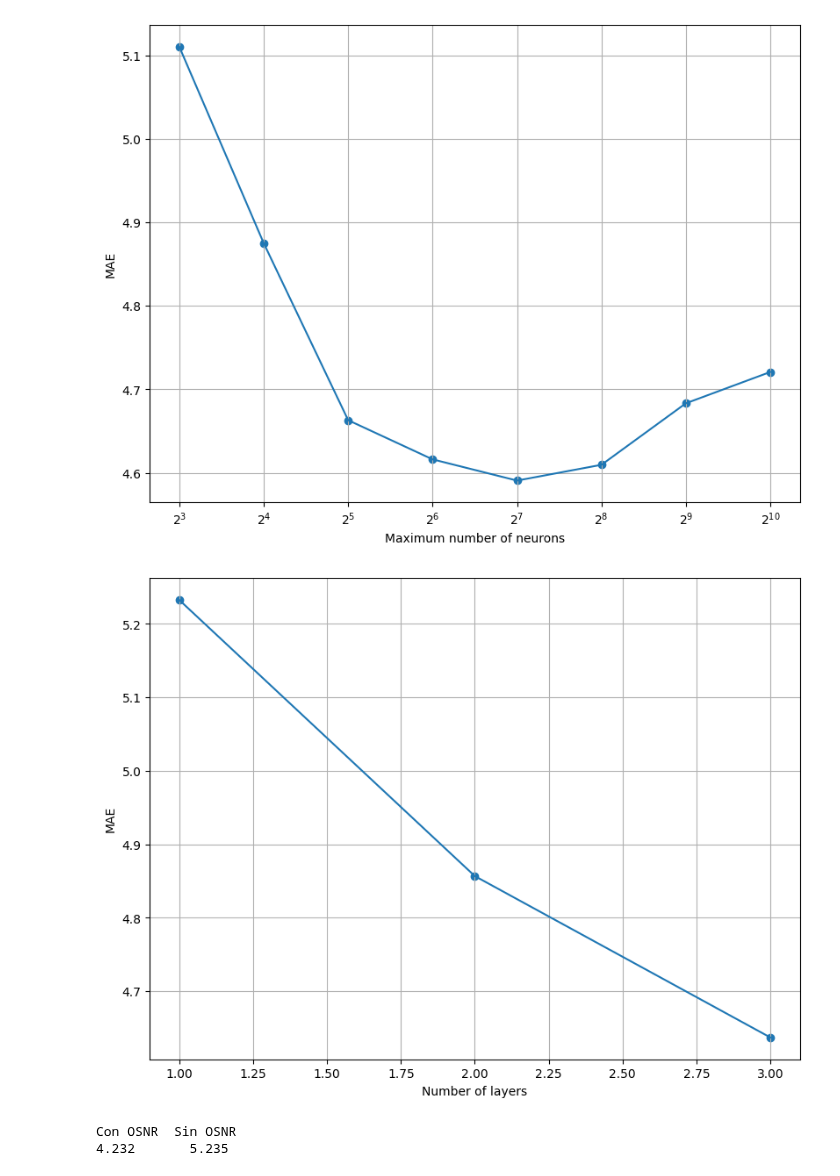
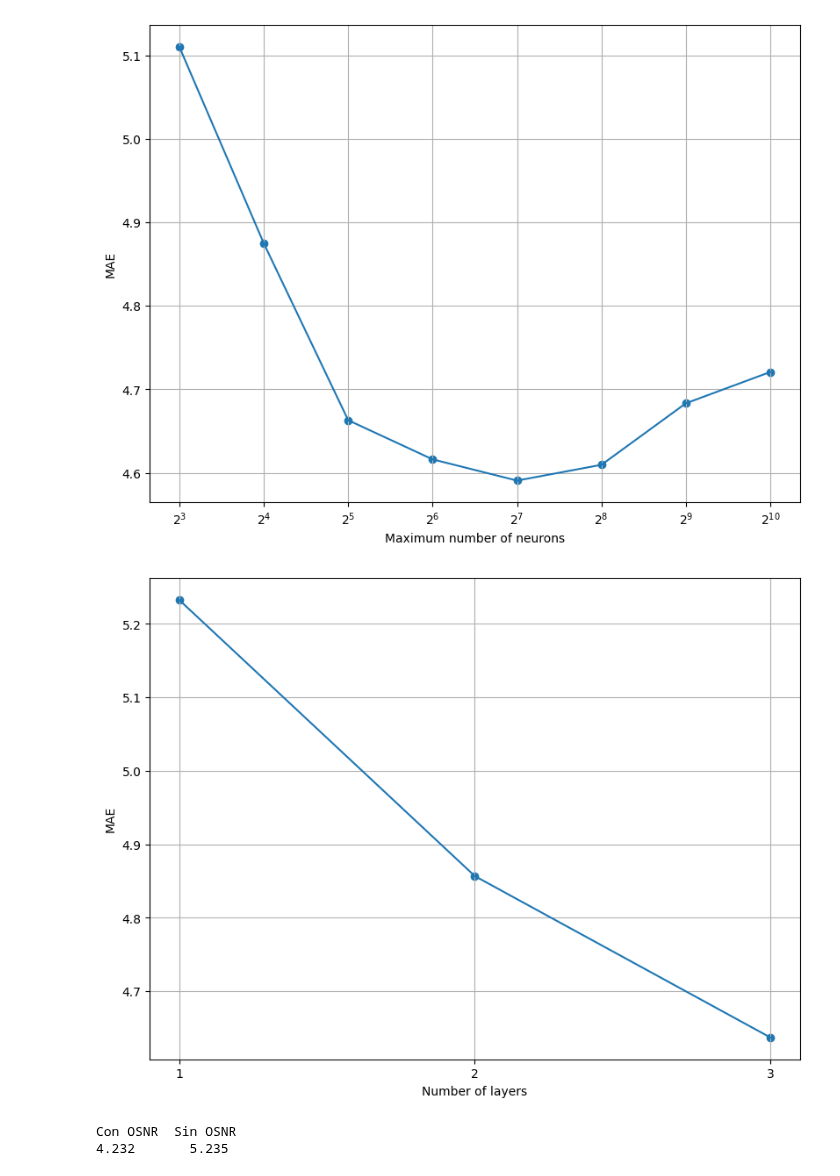
Before and after one commit to jjgranadat/Semillero_SOFA, a Jupyter notebook: ICI_Project/Codes/CountingVectors/CV_16GBd_Regression.ipynb, the cells around one changed output. Drawn from its saved outputs; the diff is of its cells as text; code cells hidden in the pictures.

Commit message:
[Feature] Plot has now integer option

```diff
--- a/ICI_Project/Codes/CountingVectors/CV_16GBd_Regression.ipynb
+++ b/ICI_Project/Codes/CountingVectors/CV_16GBd_Regression.ipynb
@@ -194,7 +192,7 @@ def test_estimation_model(data, data_prod, n_splits, max_neurons, activations,
     var_n = n_feat - 1 if use_osnr else n_feat - 2
 
     # Split variables
-    # Variables
+    # Features
     X = np.array(data[:, 0:var_n])
     X_prod = np.array(data_prod[:, 0:var_n])
     # Tags
@@ -213,7 +211,7 @@ def test_estimation_model(data, data_prod, n_splits, max_neurons, activations,
 
     return estimation_crossvalidation(X, y, X_prod, y_prod, n_splits, layer_props, loss_fn, callbacks)
 
-def plot_results(x_values, scores, xlabel, log):
+def plot_results(x_values, scores, xlabel, log=False, intx=False):
     plt.figure(figsize=(8, 6), layout="constrained")
     plt.scatter(x_values, scores)
     plt.plot(x_values, scores)
@@ -221,6 +219,9 @@ def plot_results(x_values, scores, xlabel, log):
     plt.ylabel("MAE")
     if log:
         plt.xscale("log", base=2)
+    if intx:
+        plt.xticks(x_values)
+
     plt.grid(True)
     plt.show()
 # %% [markdown]
@@ -382,9 +389,9 @@ plot_results(x, neurons_avg_results, "Maximum number of neurons", log=True)
 # %%
 layers_avg_results = [np.mean(get_avg_score(cv16f_reg_results, layers, target="layers", metric="mae", score="test")) for layers in range(1, 4)]
 x = range(1, 4)
-plot_results(x, layers_avg_results, "Number of layers", log=False)
+plot_results(x, layers_avg_results, "Number of layers", log=False, intx=True)
 # %% [output]
-[figure, old version]
+[figure, new version]
 # %%
 osnr_avg_results = [np.mean(get_avg_score(cv16f_reg_results, osnr, target="osnr", metric="mae", score="test")) for osnr in ["osnr", "wo_osnr"]]
 print(f"Con OSNR  Sin OSNR")
```
Also changed, not shown: parts of 13 cells of this notebook.
